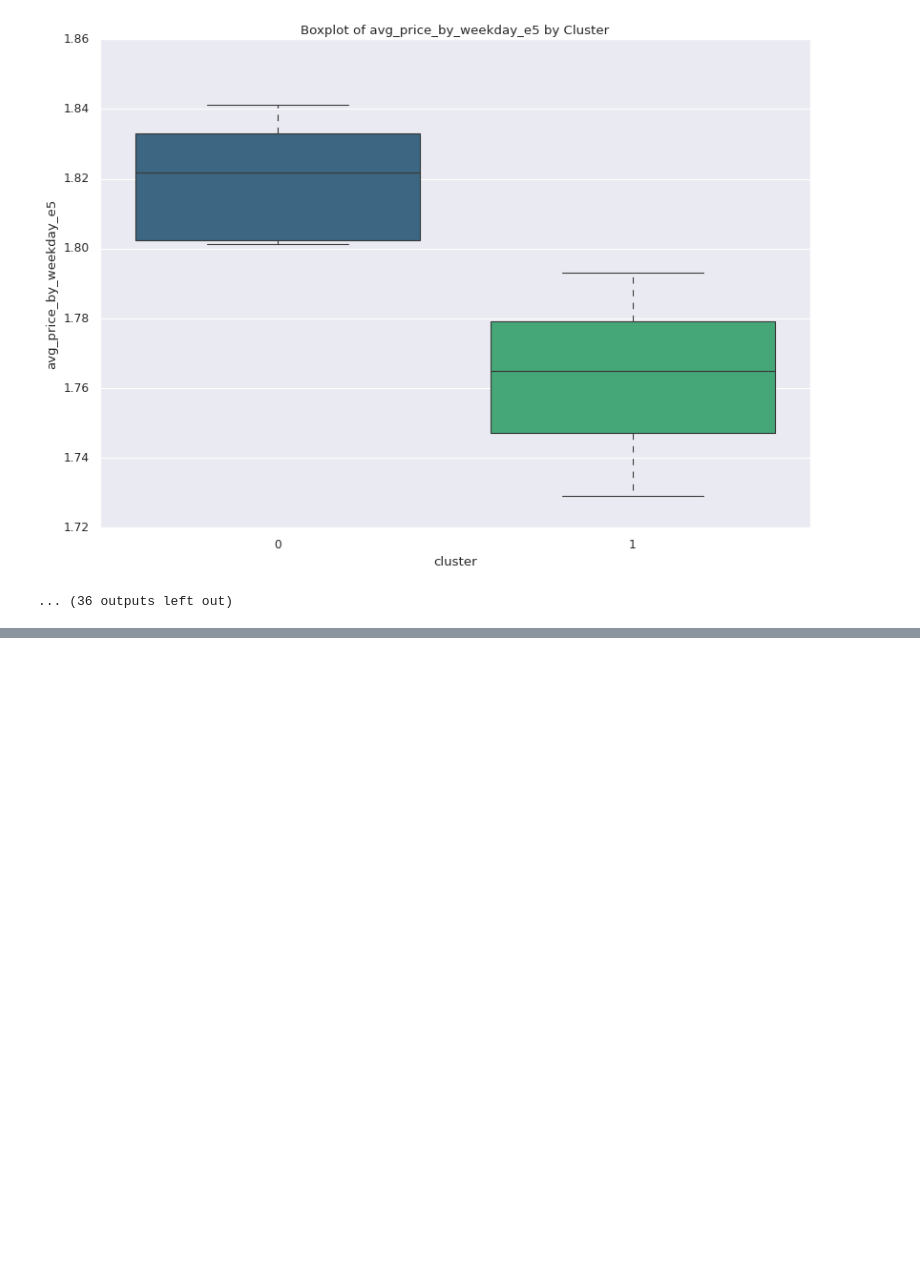
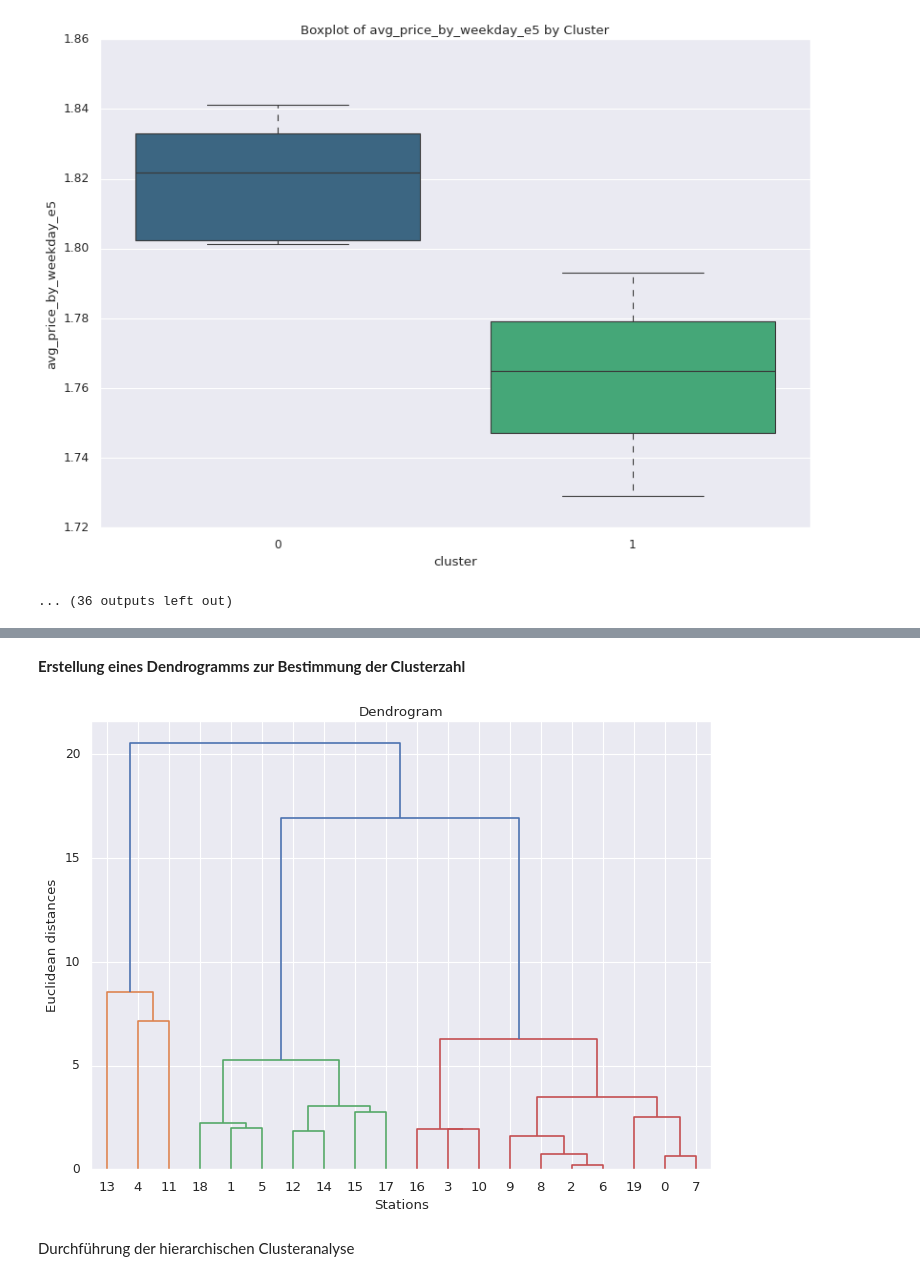
Before and after one commit to Seboldju/JS_JR_NK_Softwareentwicklung-Tankstellen, a Jupyter notebook: Download_Daten_und_Erstellung_csv.ipynb, the cells around one changed output, grey strips where cells are left out. Drawn from its saved outputs; the diff is of its cells as text; code cells hidden in the pictures; blank space fills up the shorter version.

```diff
--- a/Download_Daten_und_Erstellung_csv.ipynb
+++ b/Download_Daten_und_Erstellung_csv.ipynb
@@ -926,0 +1100,26 @@ Passing `palette` without assigning `hue` is deprecated and will be removed in v
+# %% [markdown]
+**Erstellung eines Dendrogramms zur Bestimmung der Clusterzahl**
+# %%
+from sklearn.cluster import AgglomerativeClustering
+import scipy.cluster.hierarchy as sch
+import matplotlib.pyplot as plt
+from sklearn.preprocessing import StandardScaler
+
+# Auswahl der numerischen Features für die Skalierung (ohne 'station_uuid')
+numeric_features = features_hcluster
+
+# Skalierung der numerischen Features
+scaler = StandardScaler()
+scaled_features = scaler.fit_transform(numeric_features)
+
+# Erstellung des Dendrogramms
+plt.figure(figsize=(10, 7))
+dendrogram = sch.dendrogram(sch.linkage(scaled_features, method='ward'))
+plt.title('Dendrogram')
+plt.xlabel('Stations')
+plt.ylabel('Euclidean distances')
+plt.show()
+# %% [output]
+[figure, added]
+# %% [markdown]
+Durchführung der hierarchischen Clusteranalyse
```
Also changed, not shown: parts of 12 cells of this notebook.
